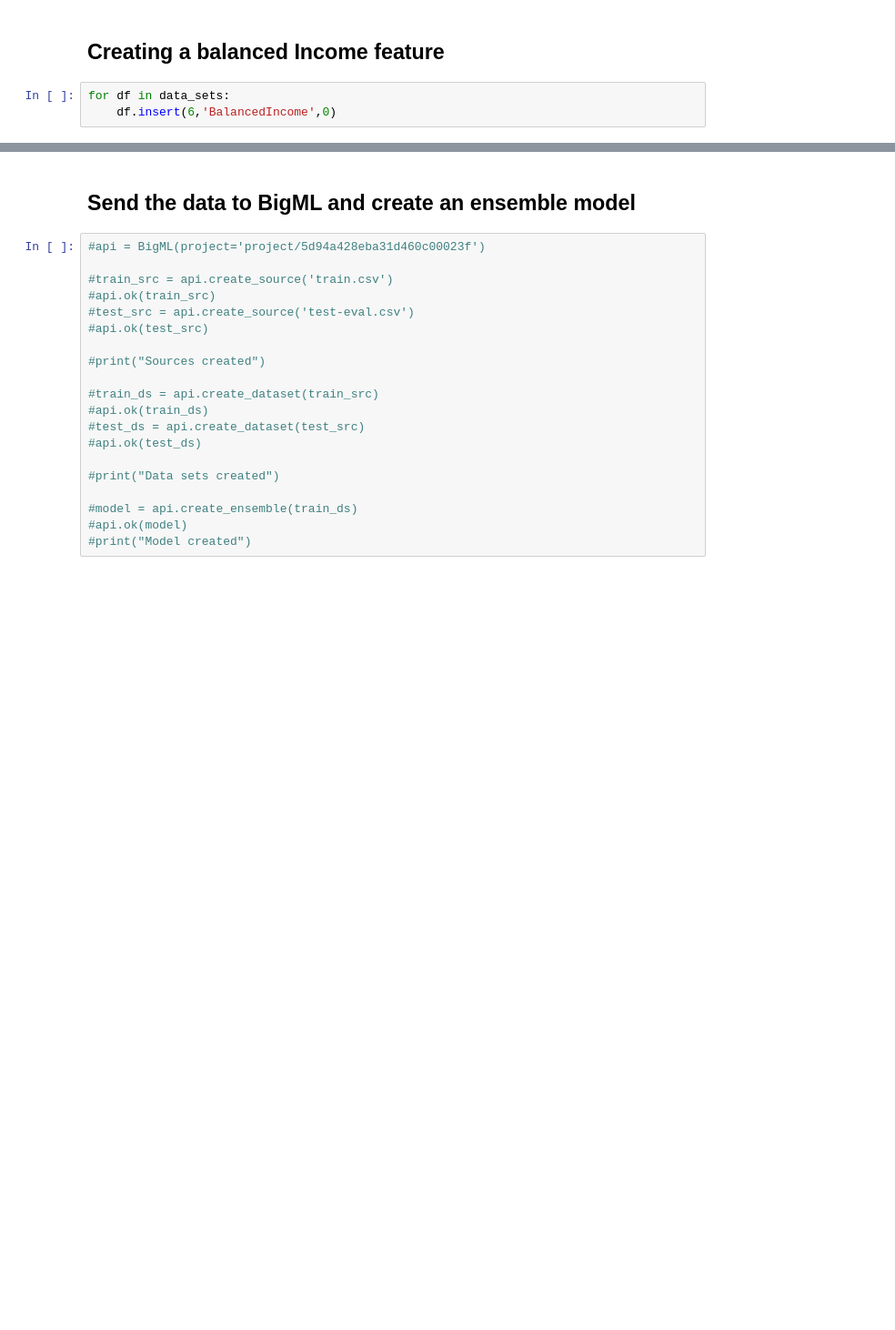
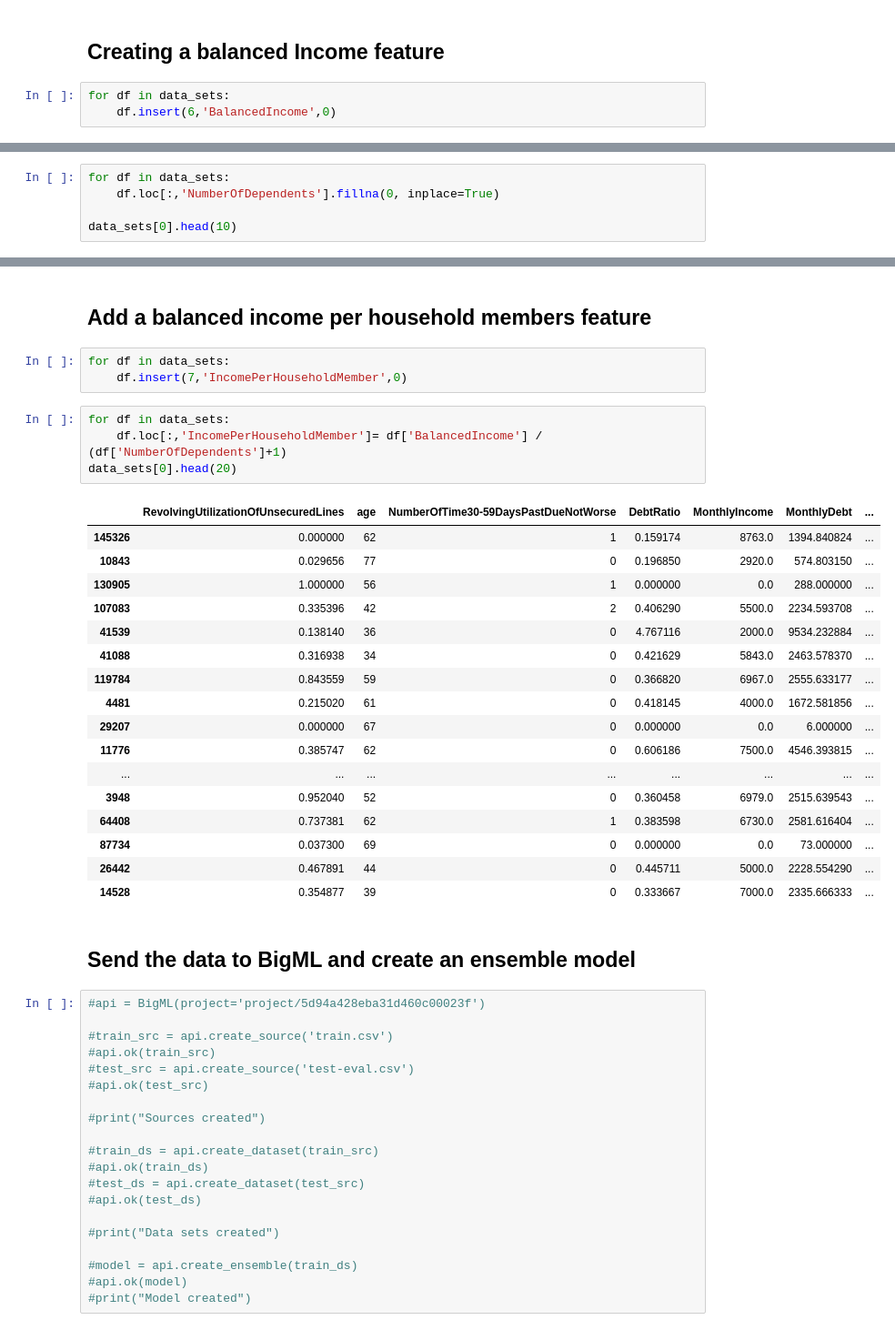
Before and after one commit to guitoo/ML-notebooks, a Jupyter notebook: GiveMeSomeCredit/custom_features.ipynb, the cells around one changed output, grey strips where cells are left out. Shown: that part at 91% size. Saved outputs shown, nothing was run; the diff lists cells and outputs as text; blank space fills up the shorter version.

Commit message:
Added a balanced income per household members feature

```diff
--- a/GiveMeSomeCredit/custom_features.ipynb
+++ b/GiveMeSomeCredit/custom_features.ipynb
@@ -109,0 +247,5 @@ print("Done")
+# %%
+for df in data_sets:
+    df.loc[:,'NumberOfDependents'].fillna(0, inplace=True)
+
+data_sets[0].head(10)
@@ -110,3 +264,30 @@ print("Done")
+# %% [markdown]
+## Add a balanced income per household members feature
+# %%
+for df in data_sets:
+    df.insert(7,'IncomePerHouseholdMember',0)
+# %%
+for df in data_sets:
+    df.loc[:,'IncomePerHouseholdMember']= df['BalancedIncome'] / (df['NumberOfDependents']+1)
+data_sets[0].head(20)
+# %% [output]
+|  | RevolvingUtilizationOfUnsecuredLines | age | NumberOfTime30-59DaysPastDueNotWorse | DebtRatio | MonthlyIncome | MonthlyDebt | ... |
+| 145326 | 0.000000 | 62 | 1 | 0.159174 | 8763.0 | 1394.840824 | ... |
+| 10843 | 0.029656 | 77 | 0 | 0.196850 | 2920.0 | 574.803150 | ... |
+| 130905 | 1.000000 | 56 | 1 | 0.000000 | 0.0 | 288.000000 | ... |
+| 107083 | 0.335396 | 42 | 2 | 0.406290 | 5500.0 | 2234.593708 | ... |
+| 41539 | 0.138140 | 36 | 0 | 4.767116 | 2000.0 | 9534.232884 | ... |
+| 41088 | 0.316938 | 34 | 0 | 0.421629 | 5843.0 | 2463.578370 | ... |
+| 119784 | 0.843559 | 59 | 0 | 0.366820 | 6967.0 | 2555.633177 | ... |
+| 4481 | 0.215020 | 61 | 0 | 0.418145 | 4000.0 | 1672.581856 | ... |
+| 29207 | 0.000000 | 67 | 0 | 0.000000 | 0.0 | 6.000000 | ... |
+| 11776 | 0.385747 | 62 | 0 | 0.606186 | 7500.0 | 4546.393815 | ... |
+| ... | ... | ... | ... | ... | ... | ... | ... |
+| 3948 | 0.952040 | 52 | 0 | 0.360458 | 6979.0 | 2515.639543 | ... |
+| 64408 | 0.737381 | 62 | 1 | 0.383598 | 6730.0 | 2581.616404 | ... |
+| 87734 | 0.037300 | 69 | 0 | 0.000000 | 0.0 | 73.000000 | ... |
+| 26442 | 0.467891 | 44 | 0 | 0.445711 | 5000.0 | 2228.554290 | ... |
+| 14528 | 0.354877 | 39 | 0 | 0.333667 | 7000.0 | 2335.666333 | ... |
 # %% [markdown]
 ## Send the data to BigML and create an ensemble model
 # %%
```
Also changed, not shown: parts of 14 cells of this notebook.
